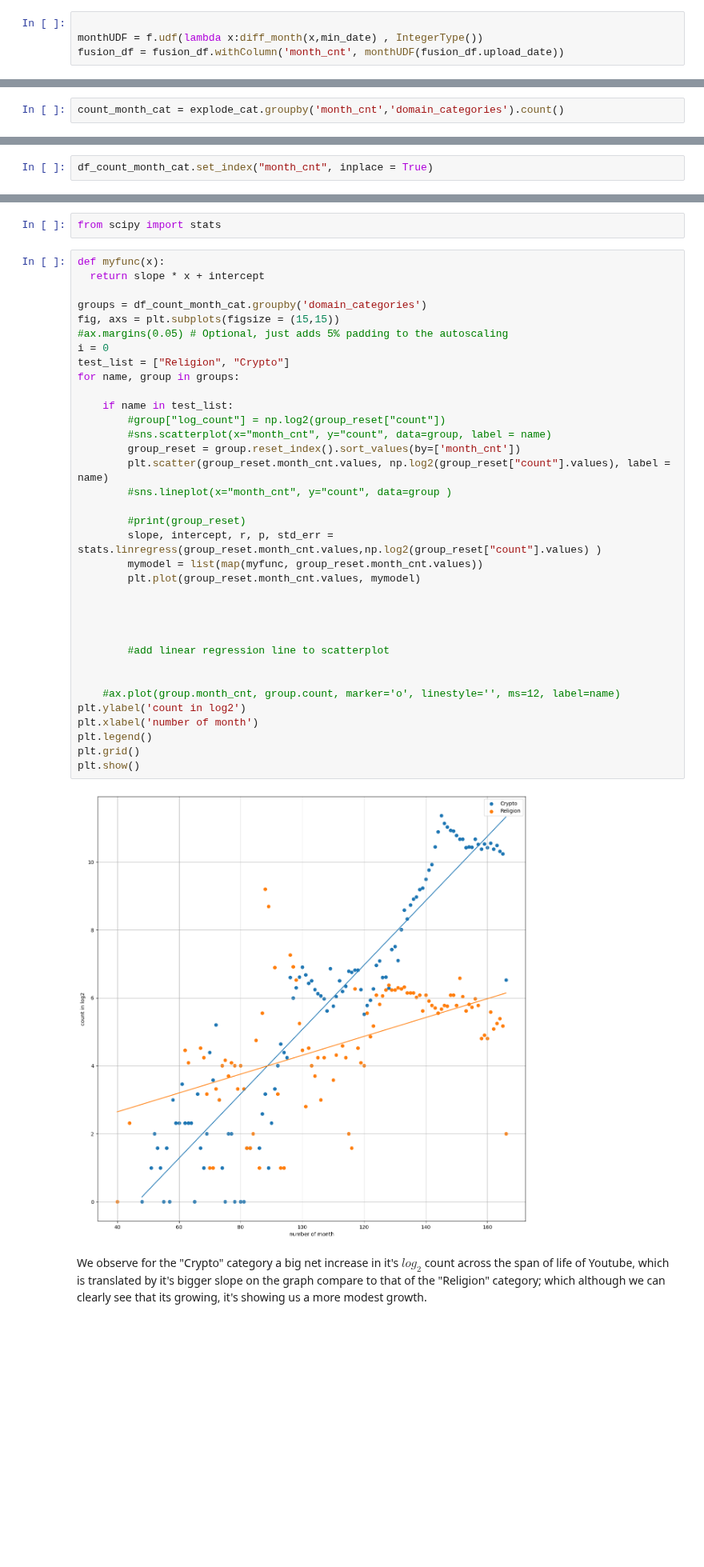
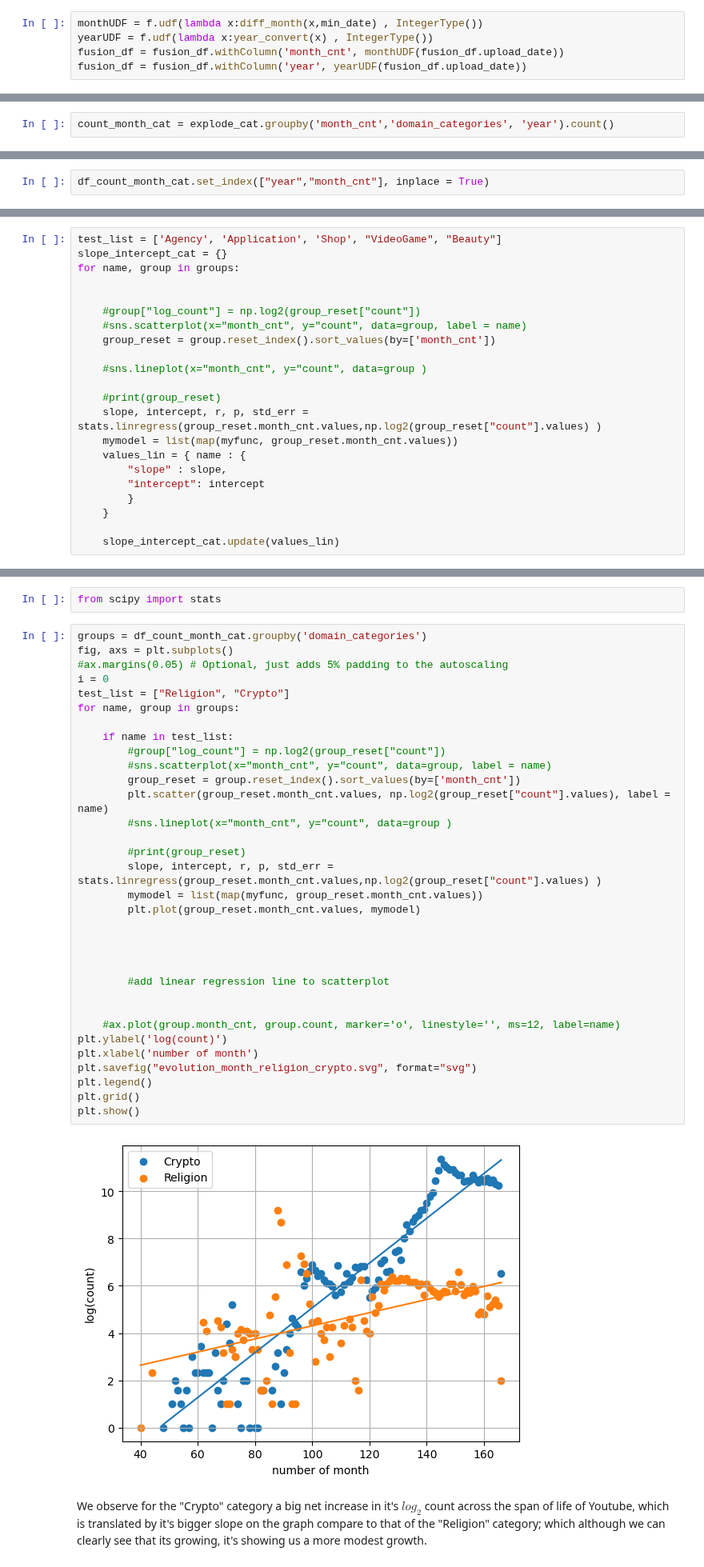
Before and after one commit to epfl-ada/ada-2022-project-fraisetagada, a Jupyter notebook: analysis/month_analysis.ipynb, the cells around one changed output, grey strips where cells are left out. Shown at 80% size. Drawn from its saved outputs; the diff is of its cells as text; blank space fills up the shorter version.

Commit message:
month analysis final

```diff
--- a/analysis/month_analysis.ipynb
+++ b/analysis/month_analysis.ipynb
@@ -142,9 +144,10 @@ udf_mois = f.udf(diff_month, IntegerType())
 row1 = fusion_df.agg({"upload_date": "min"}).collect()[0]
 min_date = row1['min(upload_date)']
 # %%
-
 monthUDF = f.udf(lambda x:diff_month(x,min_date) , IntegerType())
+yearUDF = f.udf(lambda x:year_convert(x) , IntegerType())
 fusion_df = fusion_df.withColumn('month_cnt', monthUDF(fusion_df.upload_date))
+fusion_df = fusion_df.withColumn('year', yearUDF(fusion_df.upload_date))
 # %%
 fusion_df.head
 # %% [output]
@@ -157,7 +160,7 @@ explode_cat.head
 # %% [output]
 <bound method DataFrame.head of DataFrame[categories: string, channel_id: string, dislike_count: int, display_id: string, duration: int, like_count: int, tags: string, title: string, upload_date: date ...
 # %%
-count_month_cat = explode_cat.groupby('month_cnt','domain_categories').count()
+count_month_cat = explode_cat.groupby('month_cnt','domain_categories', 'year').count()
 # %% [markdown]
 convert domain count pyspark to Pandas
 # %%
@@ -166,7 +169,7 @@ df_count_month_cat = count_month_cat.toPandas()
 import numpy as np
 categories_arr = np.unique(df_count_month_cat.domain_categories)
 # %%
-df_count_month_cat.set_index("month_cnt", inplace = True)
+df_count_month_cat.set_index(["year","month_cnt"], inplace = True)
 # %%
 df_count_month_cat
 # %% [output]
@@ -250,0 +252,22 @@ Each category roughly starts off at the same point, then the categories having t
+# %%
+test_list = ['Agency', 'Application', 'Shop', "VideoGame", "Beauty"]
+slope_intercept_cat = {}
+for name, group in groups:
+
+
+    #group["log_count"] = np.log2(group_reset["count"])
+    #sns.scatterplot(x="month_cnt", y="count", data=group, label = name)
+    group_reset = group.reset_index().sort_values(by=['month_cnt'])
+
+    #sns.lineplot(x="month_cnt", y="count", data=group )
+
+    #print(group_reset)
+    slope, intercept, r, p, std_err = stats.linregress(group_reset.month_cnt.values,np.log2(group_reset["count"].values) )
+    mymodel = list(map(myfunc, group_reset.month_cnt.values))
+    values_lin = { name : {
+        "slope" : slope,
+        "intercept": intercept
+        }
+    }
+
+    slope_intercept_cat.update(values_lin)
@@ -251,42 +284,40 @@ Each category roughly starts off at the same point, then the categories having t
 # %%
 from scipy import stats
 # %%
-def myfunc(x):
-  return slope * x + intercept
-
 groups = df_count_month_cat.groupby('domain_categories')
-fig, axs = plt.subplots(figsize = (15,15))
+fig, axs = plt.subplots()
 #ax.margins(0.05) # Optional, just adds 5% padding to the autoscaling
 i = 0
 test_list = ["Religion", "Crypto"]
 for name, group in groups:
 
     if name in test_list:
         #group["log_count"] = np.log2(group_reset["count"])
         #sns.scatterplot(x="month_cnt", y="count", data=group, label = name)
         group_reset = group.reset_index().sort_values(by=['month_cnt'])
         plt.scatter(group_reset.month_cnt.values, np.log2(group_reset["count"].values), label = name)
         #sns.lineplot(x="month_cnt", y="count", data=group )
 
         #print(group_reset)
         slope, intercept, r, p, std_err = stats.linregress(group_reset.month_cnt.values,np.log2(group_reset["count"].values) )
         mymodel = list(map(myfunc, group_reset.month_cnt.values))
         plt.plot(group_reset.month_cnt.values, mymodel)
 
 
 
 
         #add linear regression line to scatterplot
 
 
     #ax.plot(group.month_cnt, group.count, marker='o', linestyle='', ms=12, label=name)
-plt.ylabel('count in log2')
+plt.ylabel('log(count)')
 plt.xlabel('number of month')
+plt.savefig("evolution_month_religion_crypto.svg", format="svg")
 plt.legend()
 plt.grid()
 plt.show()
 # %% [output]
-[figure, old version]
+[figure, new version]
 # %% [markdown]
 We observe for the "Crypto" category a big net increase in it's $log_2$ count across the span of life of Youtube, which is translated by it's bigger slope on the graph compare to that of the "Religion" category; which although we can clearly see that its growing, it's showing us a more modest growth.
 # %% [markdown]
```
Also changed, not shown: parts of 23 cells of this notebook.
